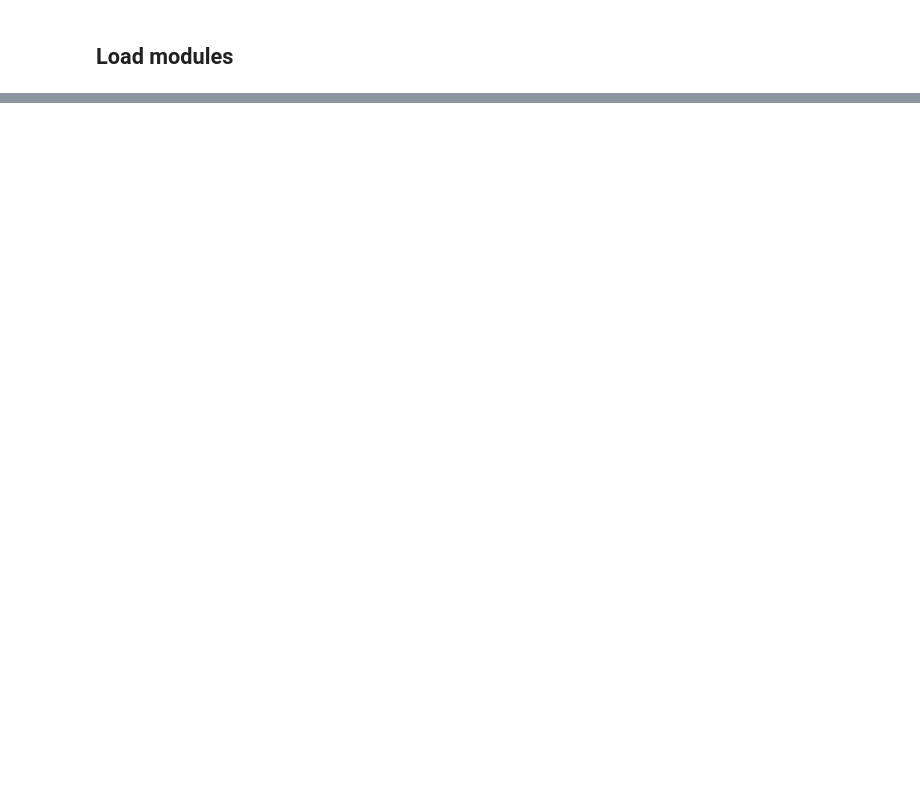
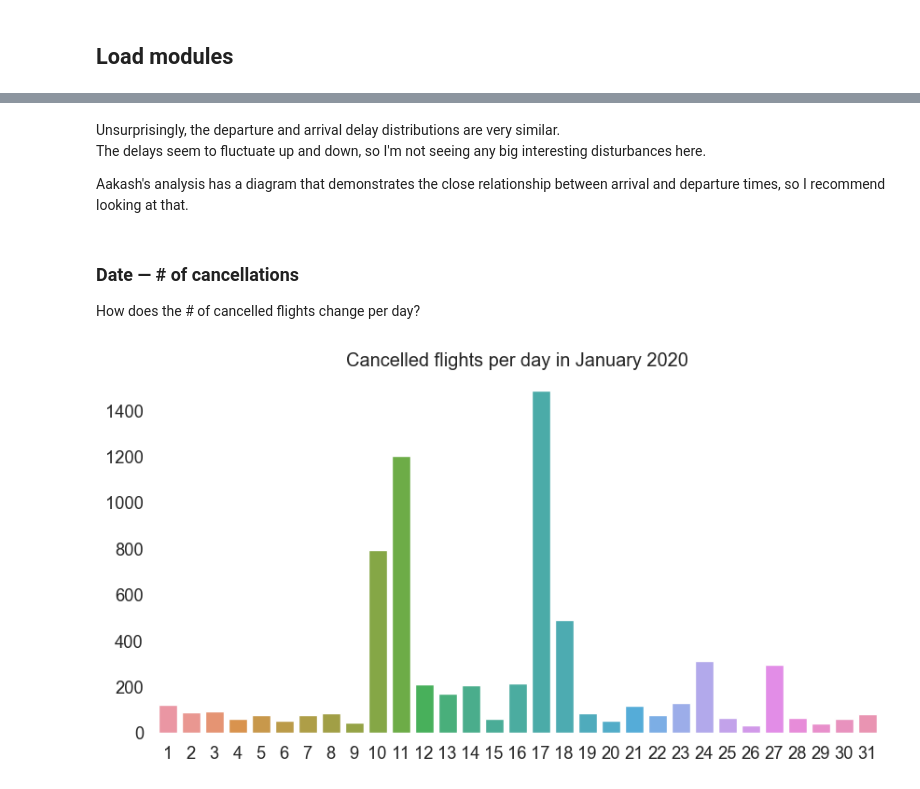
Before and after one commit to ubco-W2022T2-data301/project-group-group05, a Jupyter notebook: analysis/analysis_bradan.ipynb, the cells around one changed output, grey strips where cells are left out. Drawn from its saved outputs; the diff is of its cells as text; code cells hidden in the pictures; blank space fills up the shorter version.

Commit message:
analysis: Complete EDA, elaborate on research
I have a much better idea of where to go from here, and I now plan to
create a prediction model relating flight cancellations to case counts.

```diff
--- a/analysis/analysis_bradan.ipynb
+++ b/analysis/analysis_bradan.ipynb
@@ -34 +42,3 @@ import pandas as pd
+# %%
+sns.set_theme(style='white', font_scale=1.2, palette='bright')
 # %% [markdown]
@@ -46,0 +46,10 @@ df.head()
+# %%
+df = pd.read_csv('../data/raw/Jan_2020_ontime.csv').drop(columns=['DAY_OF_WEEK', 'Unnamed: 21'])
+# Fit into time
+df['Time'] = pd.to_datetime('2020-1-'+df['DAY_OF_MONTH'].astype(str)+' '+df['DEP_TIME_BLK'].str[:4], utc=True, errors='coerce')
+# Calculate departure delay
+df['Departure delay'] = df['DEP_TIME']%100+df['DEP_TIME']//100*60 - df['DEP_TIME_BLK'].str[-4:-2].astype(int)*60 - df['DEP_TIME_BLK'].str[-2:].astype(int) # Minutes since end of time block
+df['Departure delay'] = np.where(df['Departure delay'] < 0, 0, df['Departure delay']) # Discard negative delays
+df['Departure delay'] = np.where(df['Departure delay'] > 1060, 0, df['Departure delay']) # Discard flights mismarked due to time wraparound
+# Show head
+df.head()
@@ -46,0 +80,17 @@ df.head()
+# %% [markdown]
+Unsurprisingly, the departure and arrival delay distributions are very similar.
+The delays seem to fluctuate up and down, so I'm not seeing any big interesting disturbances here.
+
+Aakash's analysis has a diagram that demonstrates the close relationship between arrival and departure times, so I recommend looking at that.
+# %% [markdown]
+### Date — \# of cancellations
+
+How does the \# of cancelled flights change per day?
+# %%
+fig, ax = plt.subplots(figsize=(10,5))
+sns.countplot(df, x=df.query('CANCELLED == 1')['Time'].dt.day, ax=ax)
+ax.set(title='Cancelled flights per day in January 2020', xlabel='', ylabel='')
+sns.despine(left=True, bottom=True)
+plt.show()
+# %% [output]
+[figure, added]
```
Also changed, not shown: parts of 17 cells of this notebook.
